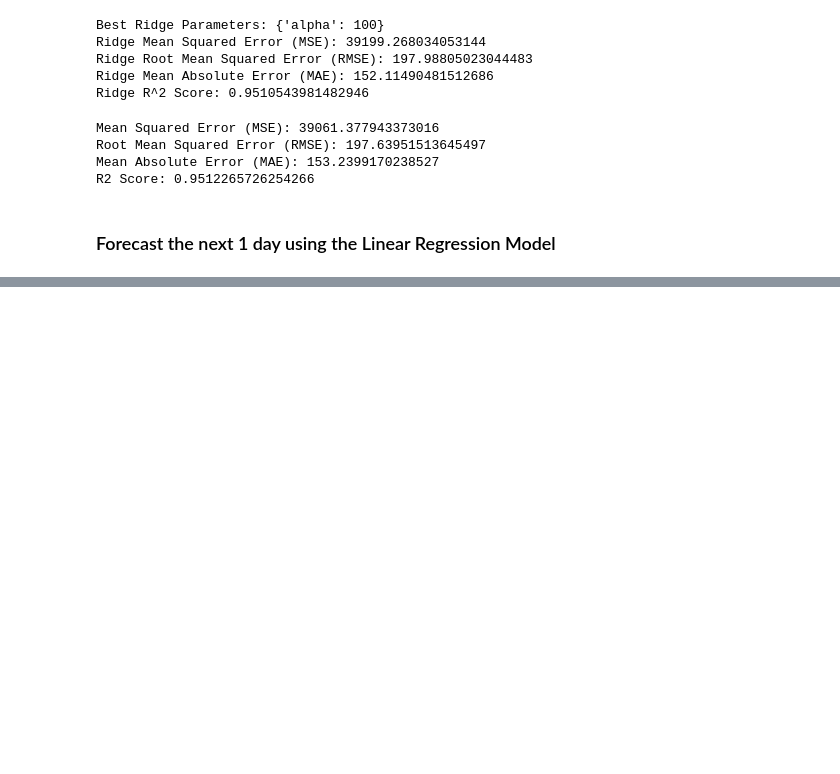
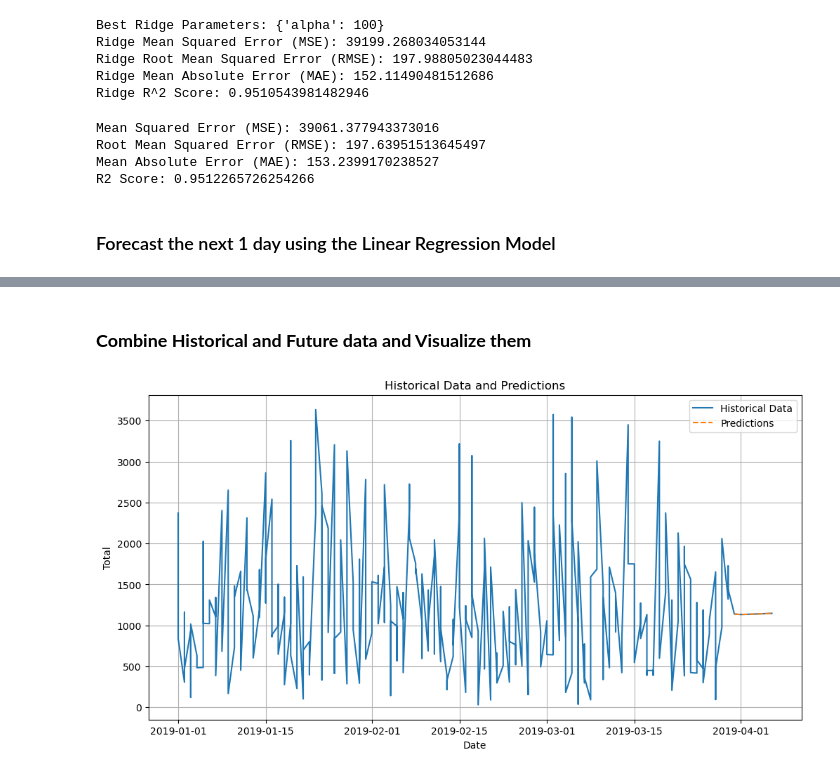
Before and after one commit to MustafaAldabbas/Machine_learning_superMarket, a Jupyter notebook: Notebook/Mustafa Notbooks/Mustafa_7.ipynb, the cells around one changed output, grey strips where cells are left out. Saved outputs shown, nothing was run; the diff lists cells and outputs as text; code cells hidden in the pictures; blank space fills up the shorter version.

```diff
--- a/Notebook/Mustafa Notbooks/Mustafa_7.ipynb
+++ b/Notebook/Mustafa Notbooks/Mustafa_7.ipynb
@@ -49,7 +49,7 @@ Libraries successfully imported!
 #### Loading and preparing the data
 # %%
 #import dataset
-df = pd.read_csv("/Users/mustafaaldabbas/Documents/GitHub/Machine_learning_superstore/df_cleaned.csv")
+df = pd.read_csv("/Users/mustafaaldabbas/Documents/GitHub/Machine_learning_superstore/Dataset/Mustafa Datasets /df_cleaned.csv")
 df.head()
 # %% [output]
 |  | invoice_id | branch | city | customer_type | gender | product_line | unit_price | quantity | tax_5 | ... |
@@ -766,0 +870,22 @@ combined_df_encoded_dropped.head()
+# %% [markdown]
+### **Combine Historical and Future data and Visualize them**
+# %%
+import matplotlib.pyplot as plt
+
+# Combine historical data and future predictions
+combined_df_encoded['date'] = pd.to_datetime(combined_df_encoded['date'])
+predictions_df = future_df[['date', 'total_predictions']].rename(columns={'total_predictions': 'total'})
+combined_data = pd.concat([combined_df_encoded[['date', 'total']], predictions_df], ignore_index=True)
+
+# Plot the combined data
+plt.figure(figsize=(12, 6))
+plt.plot(combined_data['date'], combined_data['total'], label='Historical Data')
+plt.plot(predictions_df['date'], predictions_df['total'], label='Predictions', linestyle='--')
+plt.xlabel('Date')
+plt.ylabel('Total')
+plt.title('Historical Data and Predictions')
+plt.legend()
+plt.grid(True)
+plt.show()
+# %% [output]
+[figure, added]
```
Also changed, not shown: parts of 6 cells of this notebook, 6 other files.
